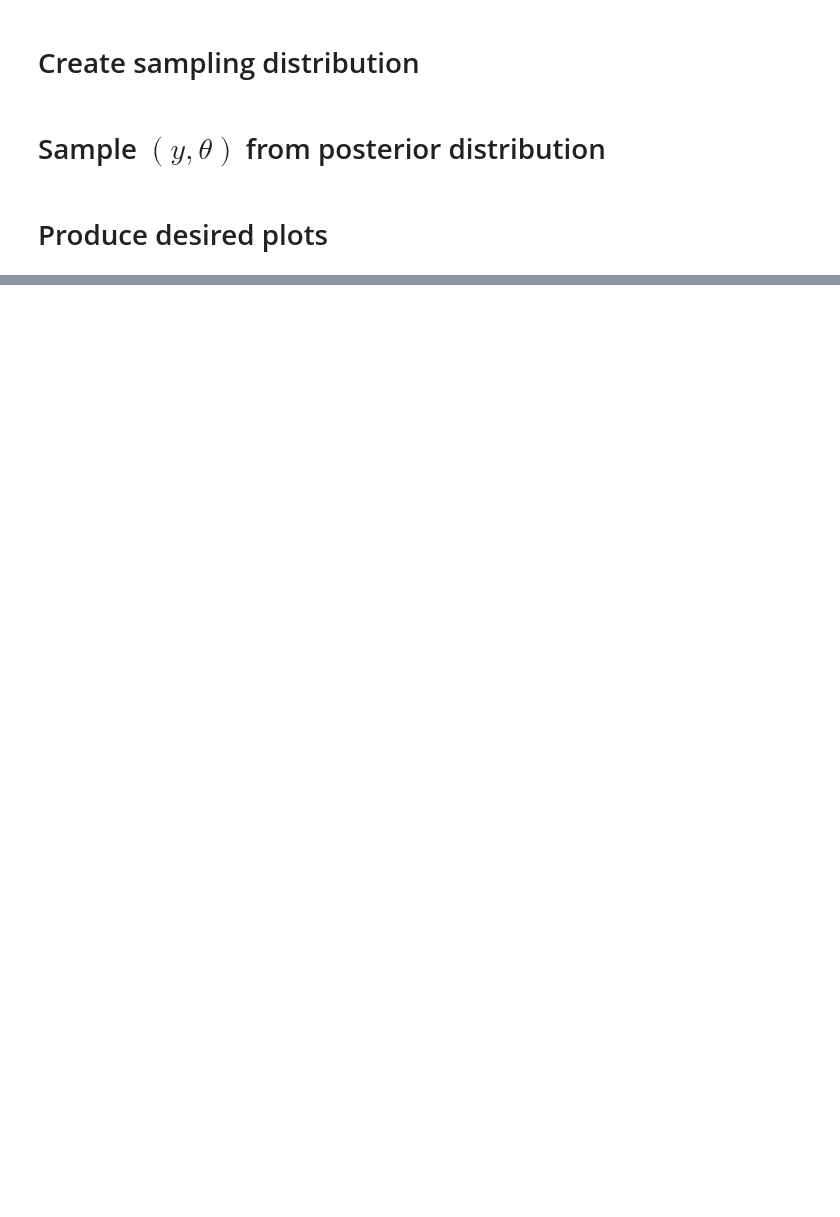
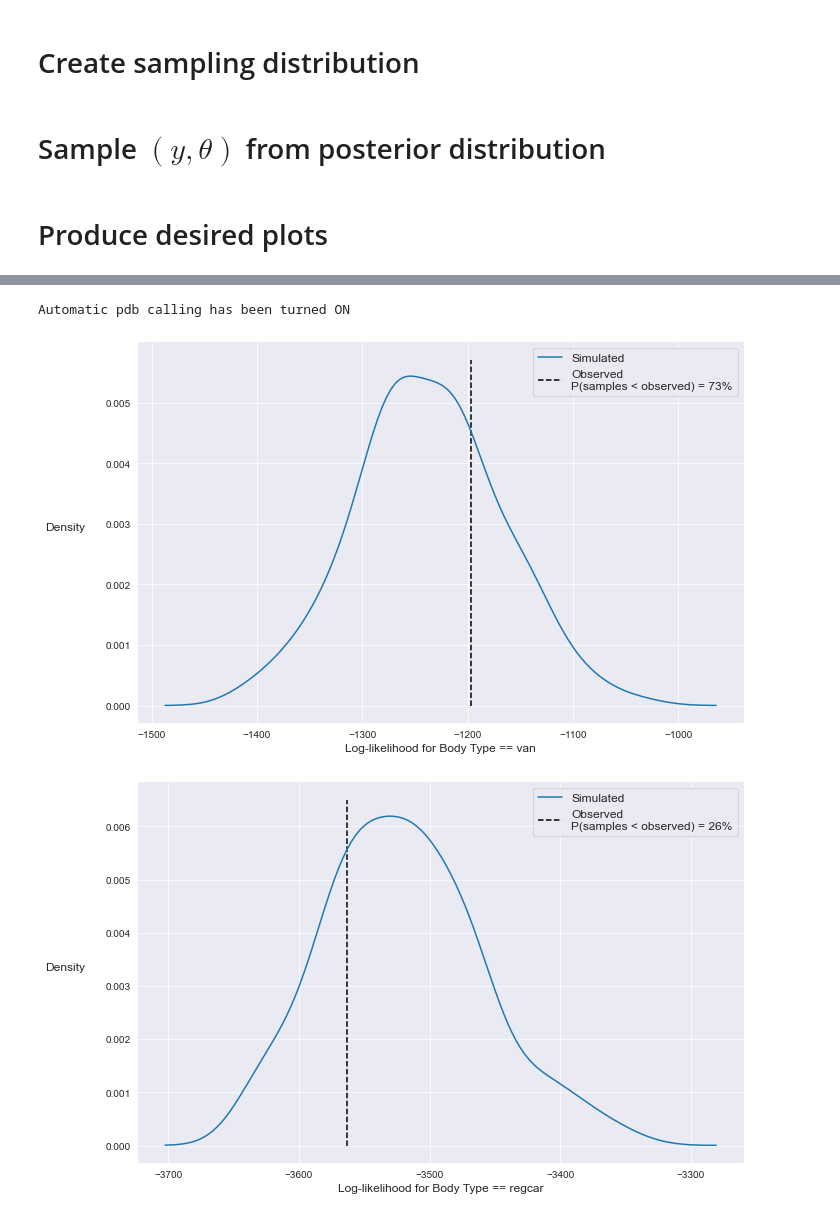
Before and after one commit to timothyb0912/check-yourself, a Jupyter notebook: notebooks/miscellaneous/_20-tb-check-the-mixlb-model.ipynb, the cells around one changed output, grey strips where cells are left out. Saved outputs shown, nothing was run; the diff lists cells and outputs as text; code cells hidden in the pictures; blank space fills up the shorter version.

```diff
--- a/notebooks/miscellaneous/_20-tb-check-the-mixlb-model.ipynb
+++ b/notebooks/miscellaneous/_20-tb-check-the-mixlb-model.ipynb
@@ -73,0 +268,44 @@ asymptotic_sampling_dist =\
+# %%
+# Get the available body and fuel types
+body_types = car_df[BODY_COLUMN].unique()
+fuel_types = car_df[FUEL_COLUMN].unique()
+# %%
+# Create the plot observed vs simulated log-likelihoods for each body type
+for body in body_types:
+    # Filter the observations being used for the plot
+    filter_array = (car_df[BODY_COLUMN] == body).values
+    filter_idx = np.where(filter_array)
+
+    current_probs = estimated_probs.numpy()[filter_idx]
+    current_choices = mnl_model.choices[filter_idx]
+    current_sim_choices = sim_choices[filter_idx[0], :]
+
+    # Compute the observed log-likelihood for filtered obs
+    current_log_likelihood =\
+        np.dot(current_choices, np.log(current_probs))
+
+    # Compute the simulated log-likelihoods for the filtered obs
+    current_sim_log_likelihoods =\
+        viz.compute_predictive_log_likelihoods(
+            current_sim_choices, current_probs)
+
+    # Create the label for the current plot
+    current_label_base = 'Log-likelihood for Body Type == {}'
+    current_label = current_label_base.format(body)
+
+    # Create the path to where this plot should be stored
+    plot_file_suffix =\
+        'log_likelihood_plot_body_is_{}.jpg'.format(body)
+    current_plot_path =\
+        pathlib.Path(FIGURE_DIR) / plot_file_suffix
+
+    # Create the current plot
+    viz.plot_continous_scalars(current_sim_log_likelihoods,
+                               current_log_likelihood,
+                               x_label=current_label,
+                               output_file=current_plot_path,
+                              )
+# %% [output]
+Automatic pdb calling has been turned ON
+[figure, added]
+[figure, added]
```
Also changed, not shown: parts of 32 cells of this notebook, 1 other file.
